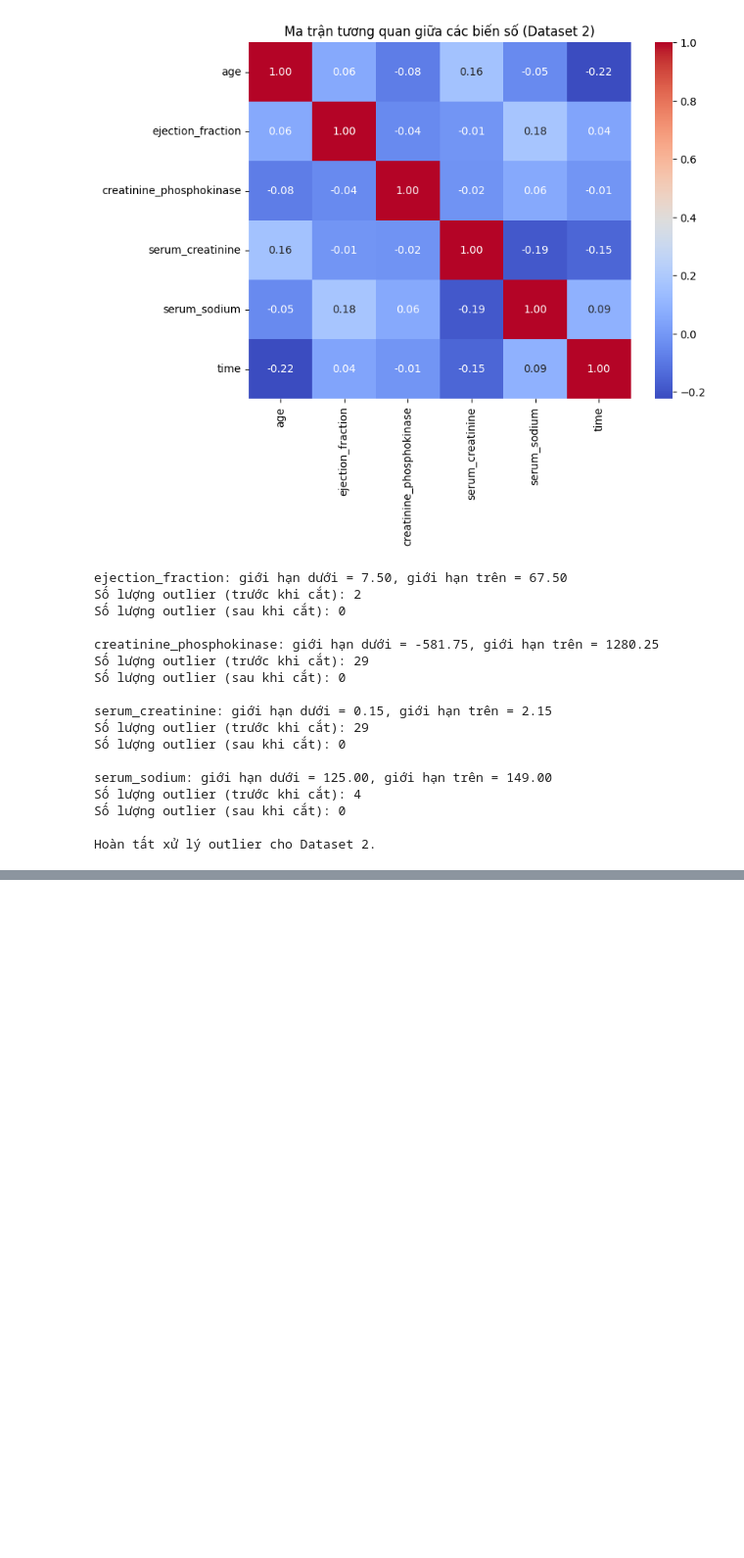
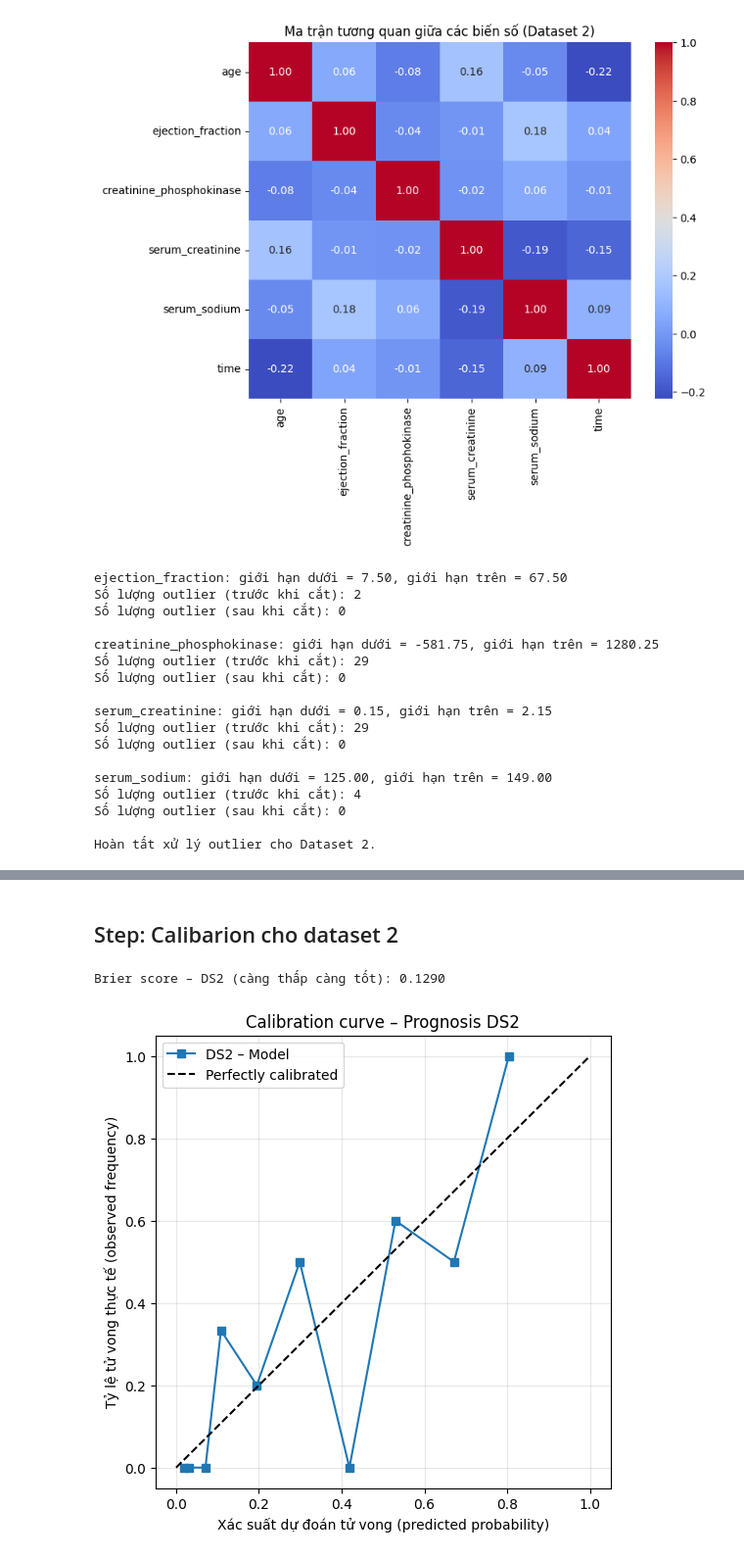
Before and after one commit to NguyenBuiHongTien/CVD_ML, a Jupyter notebook: CDV_New.ipynb, the cells around one changed output, grey strips where cells are left out. Shown at 98% size. Cells and saved outputs as stored; diff of their text form; code cells hidden in the pictures; blank space fills up the shorter version.

```diff
--- a/CDV_New.ipynb
+++ b/CDV_New.ipynb
@@ -977,0 +1043,35 @@ dtype: float64
+# %% [markdown]
+## Step: Calibarion cho dataset 2
+# %%
+# ============================================================
+# Step Y: Calibration cho mô hình Prognosis DS2
+# ============================================================
+
+# 1) Xác suất tử vong dự đoán bởi mô hình tốt nhất DS2
+y2_proba = best_pipe_ds2.predict_proba(X2_test)[:, 1]   # xác suất DEATH_EVENT = 1
+
+# 2) Brier Score cho DS2
+brier_ds2 = brier_score_loss(y2_test, y2_proba)
+print(f"Brier score – DS2 (càng thấp càng tốt): {brier_ds2:.4f}")
+
+# 3) Calibration curve DS2
+prob_true2, prob_pred2 = calibration_curve(
+    y2_test,
+    y2_proba,
+    n_bins=10,
+    strategy="quantile"
+)
+
+# 4) Vẽ Calibration Curve DS2
+plt.figure(figsize=(6, 6))
+plt.plot(prob_pred2, prob_true2, "s-", label="DS2 – Model")
+plt.plot([0, 1], [0, 1], "k--", label="Perfectly calibrated")
+plt.xlabel("Xác suất dự đoán tử vong (predicted probability)")
+plt.ylabel("Tỷ lệ tử vong thực tế (observed frequency)")
+plt.title("Calibration curve – Prognosis DS2")
+plt.legend(loc="upper left")
+plt.grid(alpha=0.3)
+plt.show()
+# %% [output]
+Brier score – DS2 (càng thấp càng tốt): 0.1290
+[figure, added]
```
Also changed, not shown: parts of 16 cells of this notebook, 1 other file.
